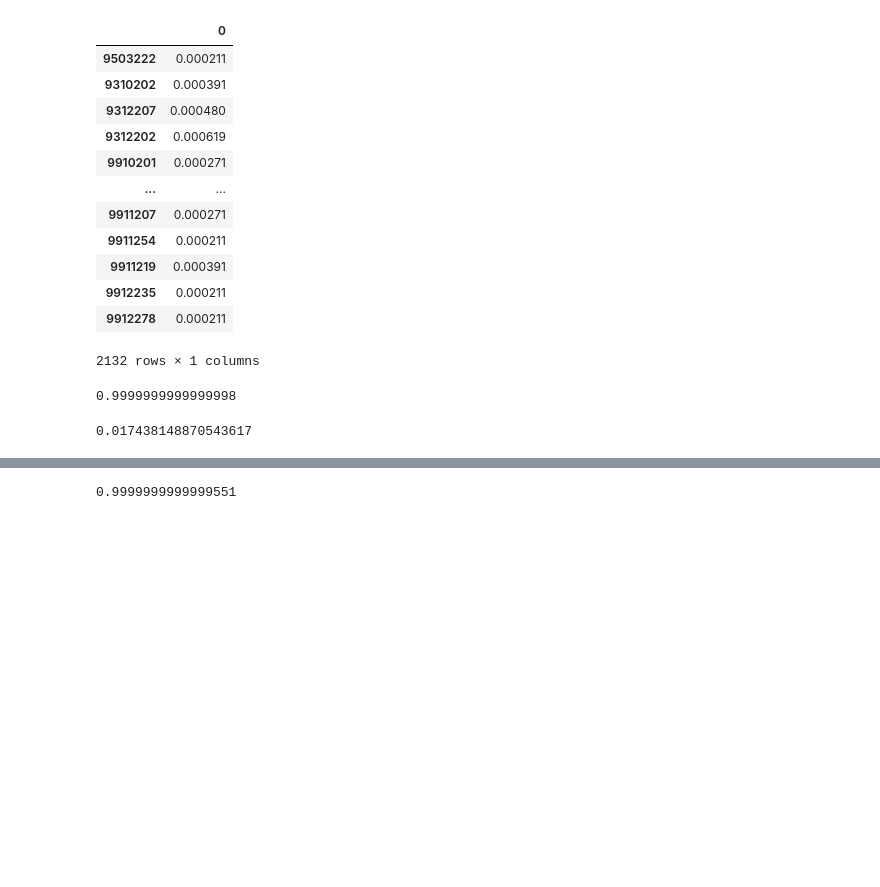
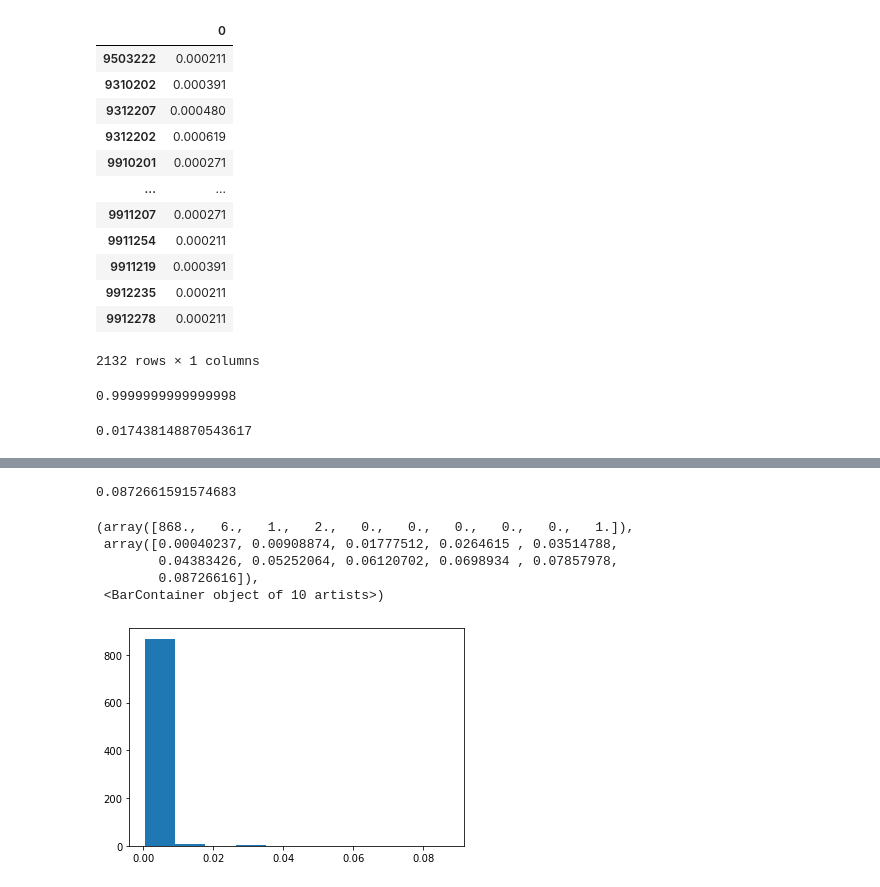
Before and after one commit to matteo-Donofrio-unipi/Master_Degree_Thesis, a Jupyter notebook: PageRank_computation.ipynb, the cells around one changed output, grey strips where cells are left out. Drawn from its saved outputs; the diff is of its cells as text; code cells hidden in the pictures; blank space fills up the shorter version.

```diff
--- a/PageRank_computation.ipynb
+++ b/PageRank_computation.ipynb
@@ -138,4 +208,13 @@ PR_df
 # %%
-PR_df['0'].sum()
+PR_df['0'].max()
 # %% [output]
-0.9999999999999551
+0.0872661591574683
+# %%
+plt.hist(PR_df['0'])
+# %% [output]
+(array([868.,   6.,   1.,   2.,   0.,   0.,   0.,   0.,   0.,   1.]),
+ array([0.00040237, 0.00908874, 0.01777512, 0.0264615 , 0.03514788,
+        0.04383426, 0.05252064, 0.06120702, 0.0698934 , 0.07857978,
+        0.08726616]),
+ <BarContainer object of 10 artists>)
+[figure, added]
```
Also changed, not shown: parts of 11 cells of this notebook, 3 other files.
